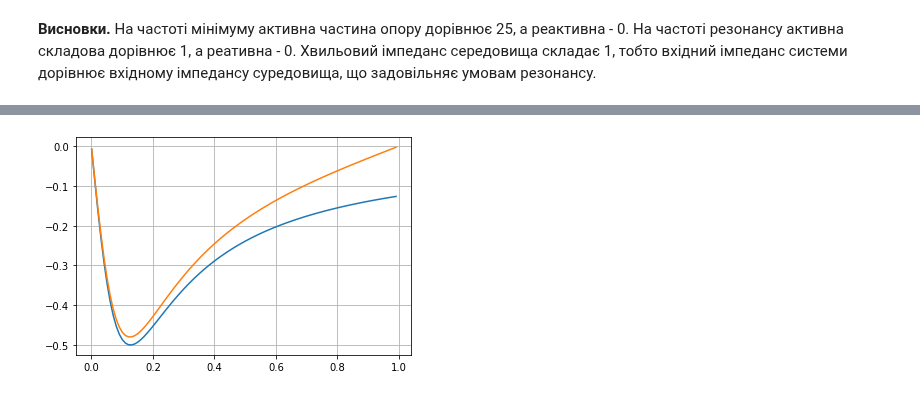
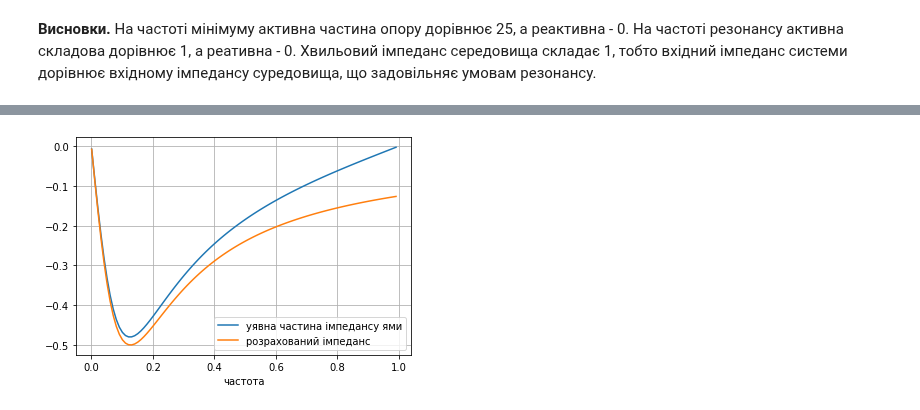
Before and after one commit to angpysha/aspiratura_imtr, a Jupyter notebook: nelin11.ipynb, the cells around one changed output, grey strips where cells are left out. Cells and saved outputs as stored; diff of their text form; code cells hidden in the pictures.

```diff
--- a/nelin11.ipynb
+++ b/nelin11.ipynb
@@ -260,10 +278,14 @@ def z1im(f):
 f10_2 = np.arange(0.001,1,0.01)
 z1im_vec = np.vectorize(z1im)
 z1im_vals = z1im_vec(f10_2)
-# %%
-plt.plot(f10_2,np.imag(zcvec(f10_2)))
-plt.plot(f10_2, z1im_vals)
-plt.grid(True)
-plt.show()
-# %% [output]
-[figure, removed]
+# %%
+ax6 = plt.subplot(111)
+
+ax6.plot(f10_2, z1im_vals, label='уявна частина імпедансу ями')
+ax6.plot(f10_2,np.imag(zcvec(f10_2)), label='розрахований імпеданс')
+ax6.legend()
+plt.grid(True)
+plt.xlabel('частота')
+plt.show()
+# %% [output]
+[figure, added]
```
Also changed, not shown: parts of 11 cells of this notebook, 2 other files.
